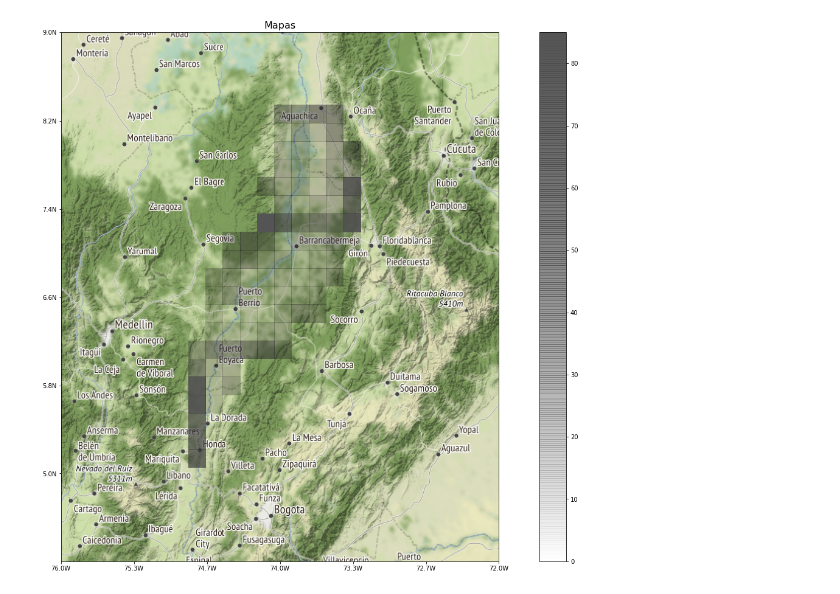
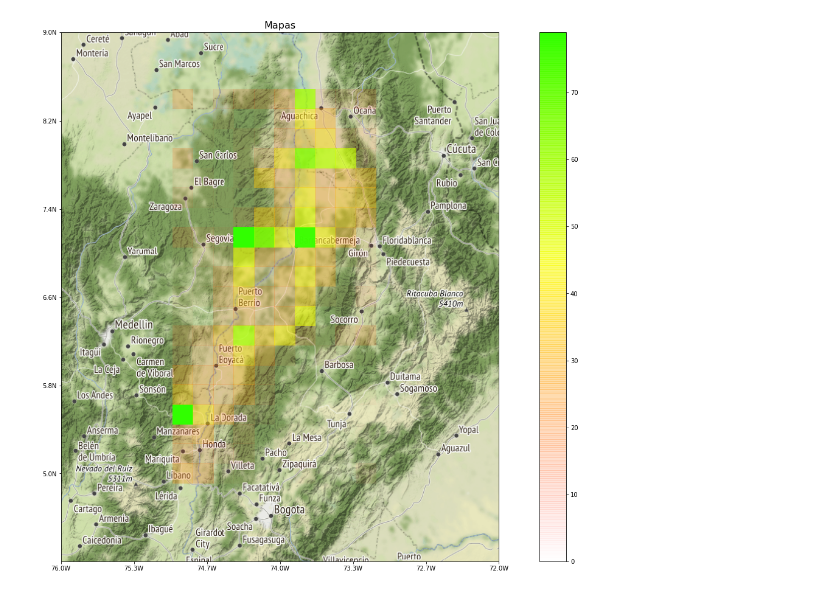
Before and after one commit to chris051091/Seminario-3, a Jupyter notebook: maps/src/Mapa 2.ipynb, the cells around one changed output. Saved outputs shown, nothing was run; the diff lists cells and outputs as text; code cells hidden in the pictures.

Commit message:
Modificando colores y otras mier..

```diff
--- a/maps/src/Mapa 2.ipynb
+++ b/maps/src/Mapa 2.ipynb
@@ -64,34 +64,43 @@ extent = [-76, -72, 4.2, 9]
 # Configura el mapa
 ax1.set_extent(extent)
 ax1.set_xticks(np.linspace(extent[0],extent[1],7),crs=ccrs.PlateCarree()) # Configura los indicadores de longitud
 ax1.set_yticks(np.linspace(extent[2],extent[3],7)[1:],crs=ccrs.PlateCarree()) # Configura los indicadores de latitud
 lon_formatter = LongitudeFormatter(number_format='0.1f',degree_symbol='',dateline_direction_label=True) # Formata longitud
 lat_formatter = LatitudeFormatter(number_format='0.1f',degree_symbol='') # Formata Latitud
 
 ax1.xaxis.set_major_formatter(lon_formatter) # Configura Longitud
 ax1.yaxis.set_major_formatter(lat_formatter) # Configura Latitud
 
 scale = np.ceil(-np.sqrt(2)*np.log(np.divide((extent[1]-extent[0])/2.0,350.0))) # Cálculo empírico para obtener el zoom basado en la escala
 scale = (scale<20) and scale or 19 # Escaliza la imagen (Renderización)
 ax1.add_image(osm_img, int(scale)) # Adiciona la imagén y aplica el zoom
 
 # Estima o histograma 2D de los campos
-count, x_coord, y_coord = np.histogram2d(np.array(df['lon_t'], dtype=float),
-                                   np.array(df['lat_t'], dtype=float), bins = [10, 20])
+count, x_coord, y_coord = np.histogram2d(np.array(df['lon_dt'], dtype=float),
+                                   np.array(df['lat_dt'], dtype=float), bins = [10, 20])
+
+########################
+# df['lon_dt'] --> datos de long, disminución de T
+# df['lon_t'] --> datos de long, de T
+# df['lat_dt'] --> datos de lat, disminución de T
+# df['lat_t'] --> datos de lat, de T
+########################
+# bins -> Modifica el tamaño de los cuadros
+########################
 
 # Registra el nuevo ColorMap
-newCmap, nameNewCmap = registerColorMap(count, 'gray')
+newCmap, nameNewCmap = registerColorMap(count, 'hsv')
 plt.register_cmap(cmap = newCmap)
 
 # Inserta el histograma en el Mapa
 im = ax1.pcolormesh(x_coord, y_coord, count.T,
                     vmin = 0,
                     vmax = int(count.max() + count.max()*0.0),
                     cmap = nameNewCmap,
                     transform=ccrs.PlateCarree()
                    )
 plt.colorbar(im, ax = ax1)
 
 plt.savefig(PATH_FIGURE + 'Mapa_eventos_v2.png', format='png', bbox_inches = 'tight' )
 # %% [output]
-[figure, old version]
+[figure, new version]
```
Also changed, not shown: parts of 1 cell of this notebook, 1 other file.
